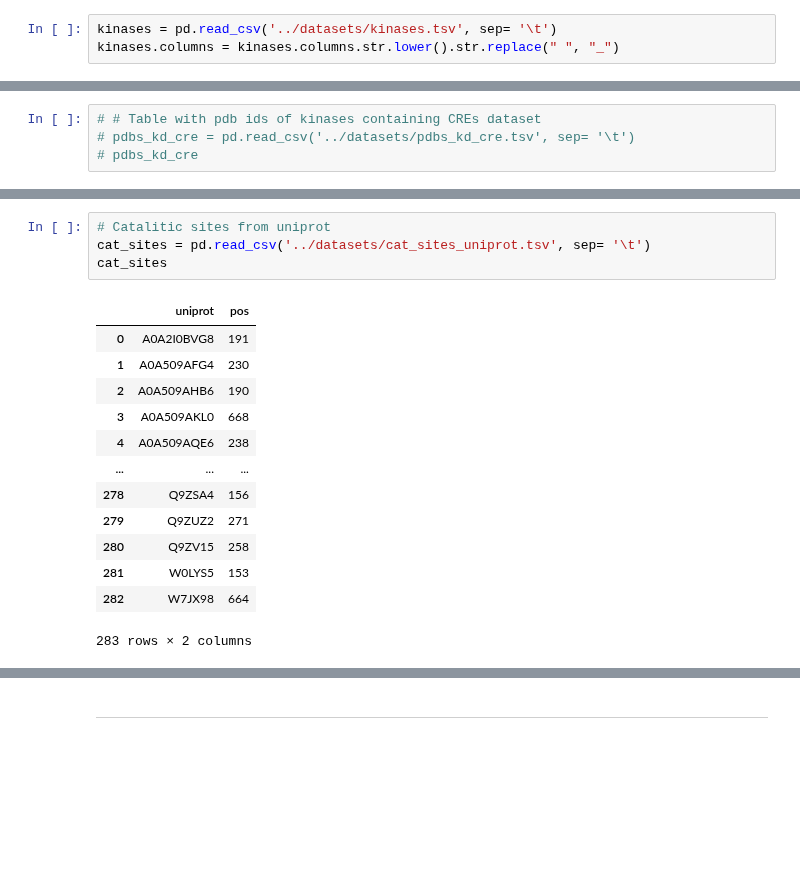
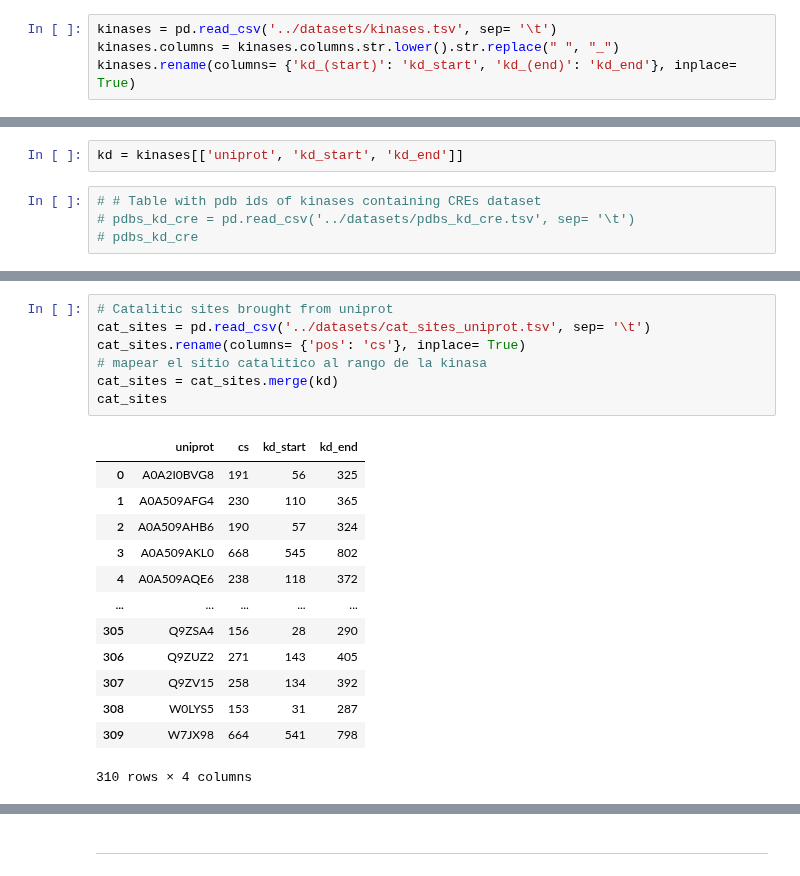
Before and after one commit to alvaro-2/cis-reg, a Jupyter notebook: scripts/interatomic_distances.ipynb, the cells around one changed output, grey strips where cells are left out. Drawn from its saved outputs; the diff is of its cells as text; blank space fills up the shorter version.

```diff
--- a/scripts/interatomic_distances.ipynb
+++ b/scripts/interatomic_distances.ipynb
@@ -36,3 +37,4 @@ uniprot_pdb.pdb.nunique()
 # %%
 kinases = pd.read_csv('../datasets/kinases.tsv', sep= '\t')
 kinases.columns = kinases.columns.str.lower().str.replace(" ", "_")
+kinases.rename(columns= {'kd_(start)': 'kd_start', 'kd_(end)': 'kd_end'}, inplace= True)
@@ -39,3 +48,5 @@ kinases.columns = kinases.columns.str.lower().str.replace(" ", "_")
+# %%
+kd = kinases[['uniprot', 'kd_start', 'kd_end']]
 # %%
 # # Table with pdb ids of kinases containing CREs dataset
 # pdbs_kd_cre = pd.read_csv('../datasets/pdbs_kd_cre.tsv', sep= '\t')
@@ -47,18 +56,21 @@ kinases.columns = kinases.columns.str.lower().str.replace(" ", "_")
 # %%
-# Catalitic sites from uniprot
+# Catalitic sites brought from uniprot
 cat_sites = pd.read_csv('../datasets/cat_sites_uniprot.tsv', sep= '\t')
+cat_sites.rename(columns= {'pos': 'cs'}, inplace= True)
+# mapear el sitio catalitico al rango de la kinasa
+cat_sites = cat_sites.merge(kd)
 cat_sites
 # %% [output]
-|  | uniprot | pos |
-| 0 | A0A2I0BVG8 | 191 |
-| 1 | A0A509AFG4 | 230 |
-| 2 | A0A509AHB6 | 190 |
-| 3 | A0A509AKL0 | 668 |
-| 4 | A0A509AQE6 | 238 |
-| ... | ... | ... |
-| 278 | Q9ZSA4 | 156 |
-| 279 | Q9ZUZ2 | 271 |
-| 280 | Q9ZV15 | 258 |
-| 281 | W0LYS5 | 153 |
-| 282 | W7JX98 | 664 |
+|  | uniprot | cs | kd_start | kd_end |
+| 0 | A0A2I0BVG8 | 191 | 56 | 325 |
+| 1 | A0A509AFG4 | 230 | 110 | 365 |
+| 2 | A0A509AHB6 | 190 | 57 | 324 |
+| 3 | A0A509AKL0 | 668 | 545 | 802 |
+| 4 | A0A509AQE6 | 238 | 118 | 372 |
+| ... | ... | ... | ... | ... |
+| 305 | Q9ZSA4 | 156 | 28 | 290 |
+| 306 | Q9ZUZ2 | 271 | 143 | 405 |
+| 307 | Q9ZV15 | 258 | 134 | 392 |
+| 308 | W0LYS5 | 153 | 31 | 287 |
+| 309 | W7JX98 | 664 | 541 | 798 |
-283 rows × 2 columns
+310 rows × 4 columns
```
Also changed, not shown: parts of 33 cells of this notebook.
